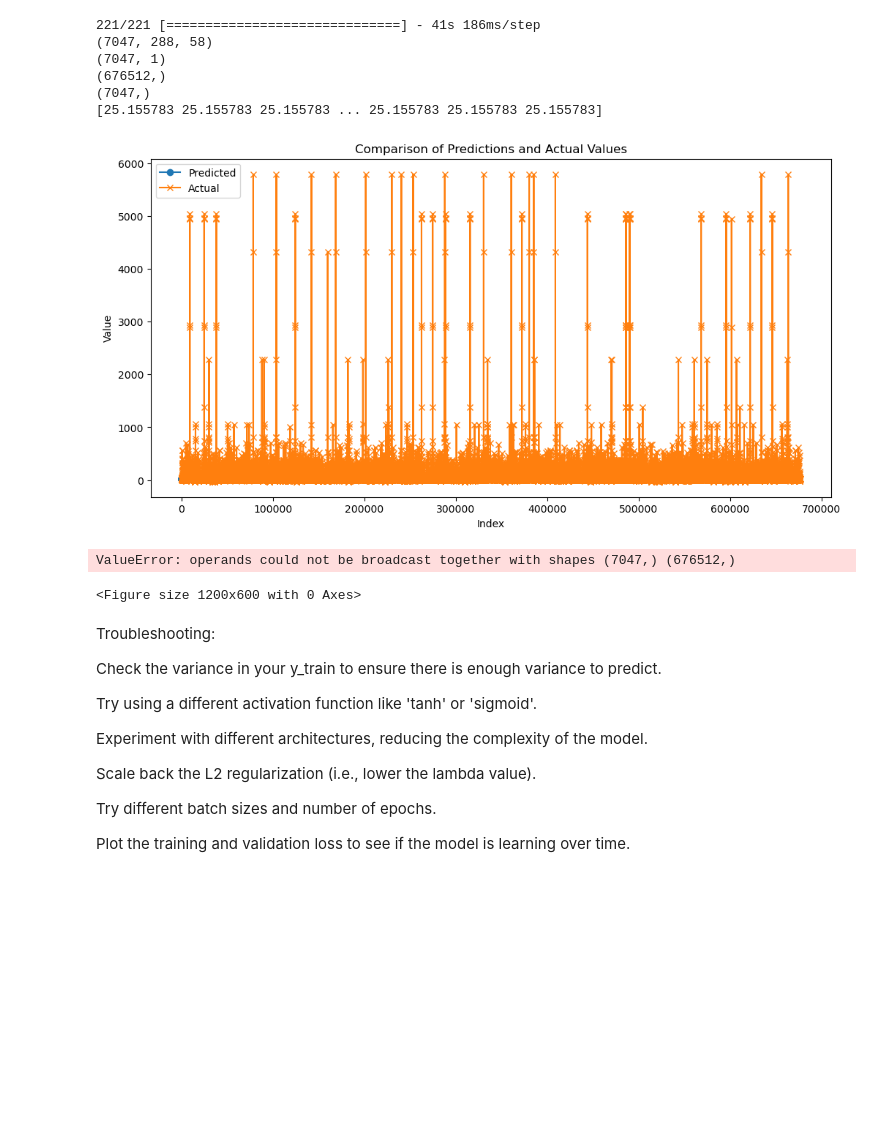
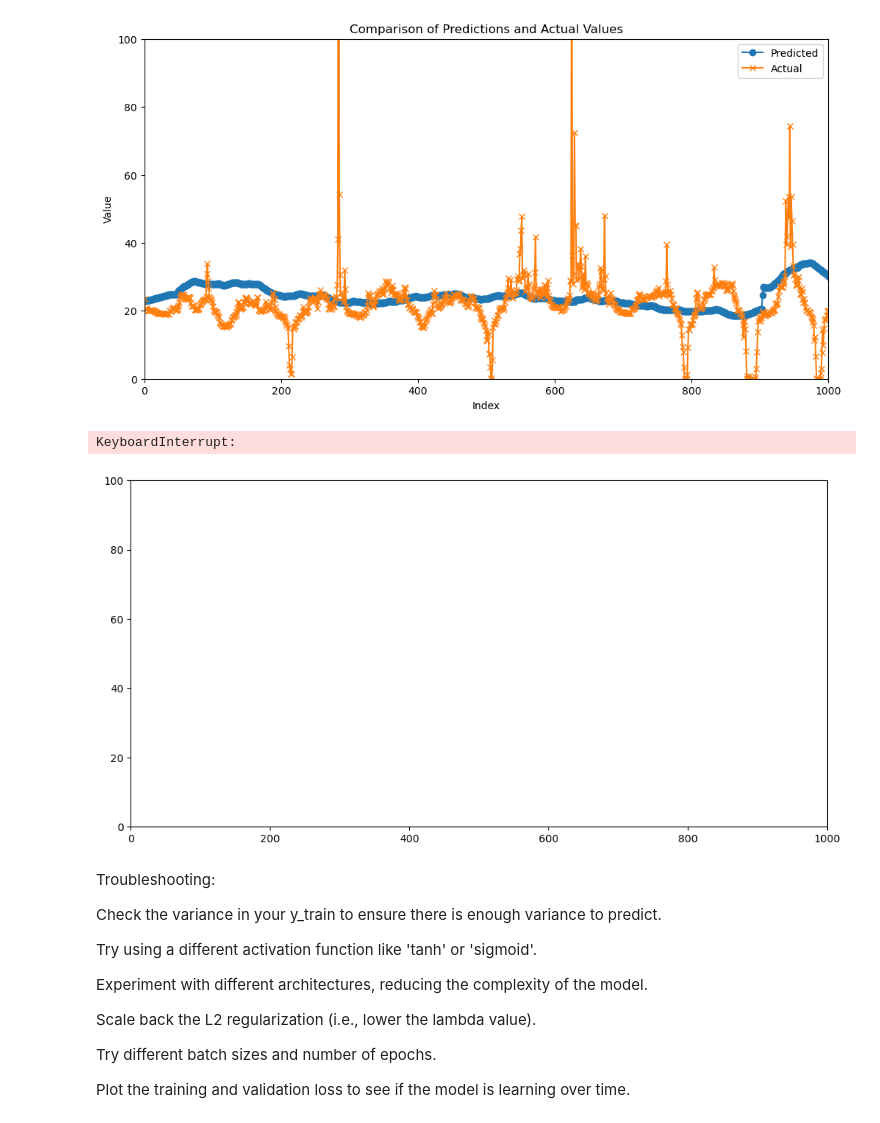
Before and after one commit to les-g-a/FinalProject_1.C01, a Jupyter notebook: DAMvsRTMLSTM.ipynb, the cells around one changed output. Saved outputs shown, nothing was run; the diff lists cells and outputs as text; code cells hidden in the pictures; blank space fills up the shorter version.

```diff
--- a/DAMvsRTMLSTM.ipynb
+++ b/DAMvsRTMLSTM.ipynb
@@ -132,15 +95,0 @@ y_test = y_test[96:]
-# %%
-def non_seq_scaler(X_cont_train, X_cont_test, Y_train, Y_test):
-    Xscaler = MinMaxScaler()
-    X_cont_train = Xscaler.fit_transform(X_cont_train)
-    X_cont_test = Xscaler.transform(X_cont_test)
-    Yscaler = MinMaxScaler()
-    Y_train = Y_train.reshape(-1, 1)
-    Y_test = Y_test.reshape(-1, 1)
-    Y_train = Yscaler.fit_transform(Y_train)
-    Y_test = Yscaler.transform(Y_test)
-    return X_cont_train, X_cont_test, Y_train, Y_test, Xscaler, Yscaler
-
-X_cont_train, X_cont_test, y_train, y_test, Xscaler, Yscaler = non_seq_scaler(X_cont_train, X_cont_test, y_train, y_test)
-X_train = np.concatenate((X_cont_train, X_cat_train), axis=1)
-X_test = np.concatenate((X_cont_test, X_cat_test), axis=1)
@@ -266,8 +275,10 @@ def plot_comparison(predictions, actual, startx=None, endx=None, starty=None, en
 
     plt.plot(predictions - actual, label='Difference')
     plt.legend()
-
+    print('everything but show')
     plt.show()
+    print('done')
+    return
 # %%
 def relative_mae(y_true, y_pred):
     """
@@ -560,32 +457,18 @@ plt.show()
 # %%
-y_pred_BiLST_3layers_scaled = BiLSTM_3layers.predict(X_test_scaled)
-y_pred_BiLST_3layers = scaler_y.inverse_transform(y_pred_BiLST_3layers_scaled).flatten()
-y_test = scaler_y.inverse_transform(y_test_scaled.reshape(-1, 1)).flatten()
 
-print(X_test_scaled.shape)
-print(y_pred_BiLST_3layers_scaled.shape)
-print(y_test.shape)
-print(y_pred_BiLST_3layers.shape)
-print(y_pred_BiLST_3layers)
 # Calculate the Mean Absolute Error
 #mae_BiLSTM_3layers = mean_absolute_error(y_test, y_pred_BiLST_3layers)
 #print(f'Mean Absolute Error: {mae_BiLSTM_3layers:.2f}')
 
 # # Calculate the Mean Squared Error
 # mse_BiLSTM_3layers = mean_squared_error(y_test, y_pred_BiLST_3layers)
 # print(f'Mean Squared Error: {mse_BiLSTM_3layers:.2f}')
-
-plot_comparison(y_pred_BiLST_3layers, y_test)
+shifted_predictions = np.roll(predictions, -288)
+plot_comparison(shifted_predictions, y_test_nonscale, startx=0, endx=1000, starty=0, endy=100)
 # %% [output]
+[figure, new version]
-221/221 [==============================] - 41s 186ms/step
-(7047, 288, 58)
-(7047, 1)
-(676512,)
-(7047,)
-[25.155783 25.155783 25.155783 ... 25.155783 25.155783 25.155783]
+KeyboardInterrupt:
-[figure, old version]
-ValueError: operands could not be broadcast together with shapes (7047,) (676512,)
-<Figure size 1200x600 with 0 Axes>
+[figure, added]
 # %% [markdown]
 Troubleshooting:
 
```
Also changed, not shown: parts of 31 cells of this notebook, 1 other file.
